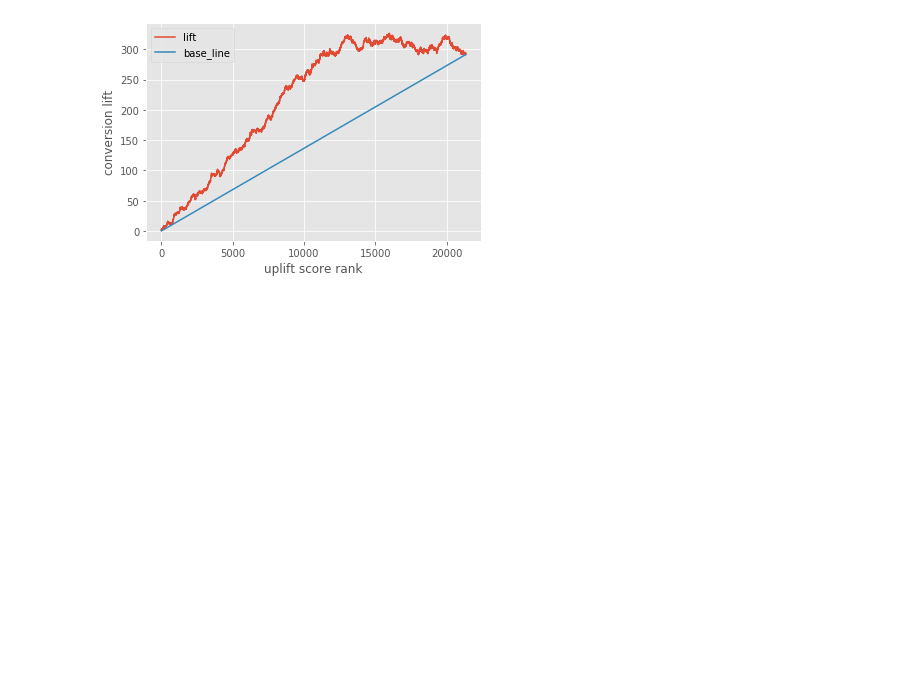
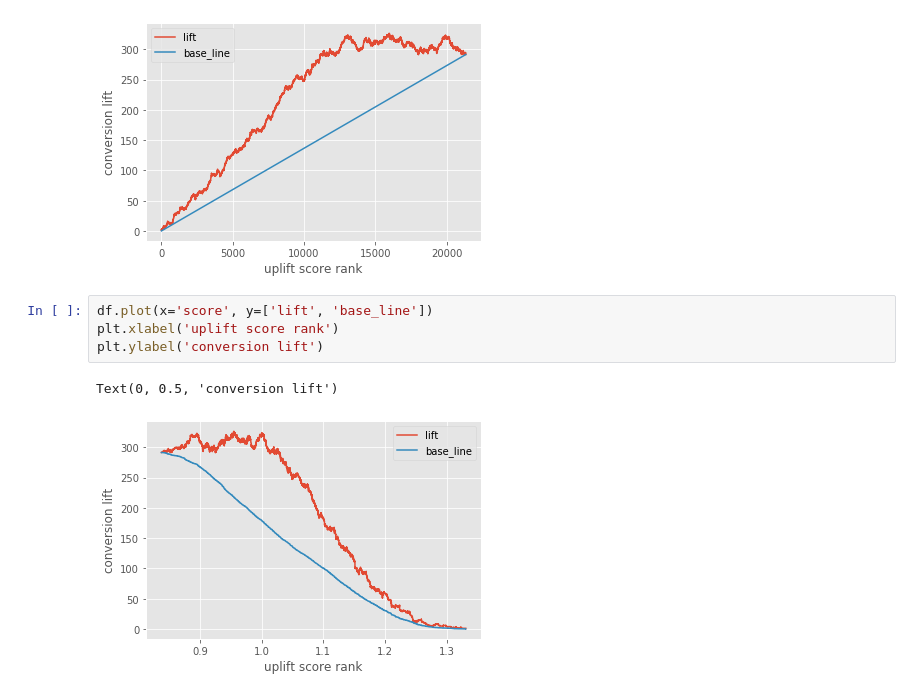
Before and after one commit to louis1022/ML_notebook, a Jupyter notebook: Uplift_Modeling/main.ipynb, the cells around one changed output. Cells and saved outputs as stored; diff of their text form; blank space fills up the shorter version.

```diff
--- a/Uplift_Modeling/main.ipynb
+++ b/Uplift_Modeling/main.ipynb
@@ -508,3 +509,10 @@ Text(0, 0.5, 'conversion lift')
 [figure]
 [figure]
 [figure]
+# %%
+df.plot(x='score', y=['lift', 'base_line'])
+plt.xlabel('uplift score rank')
+plt.ylabel('conversion lift')
+# %% [output]
+Text(0, 0.5, 'conversion lift')
+[figure, added]
```
Also changed, not shown: parts of 3 cells of this notebook.
